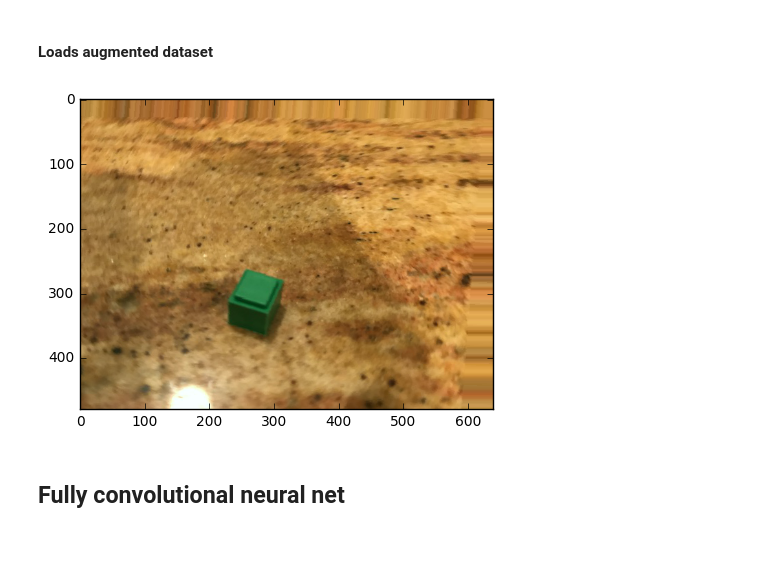
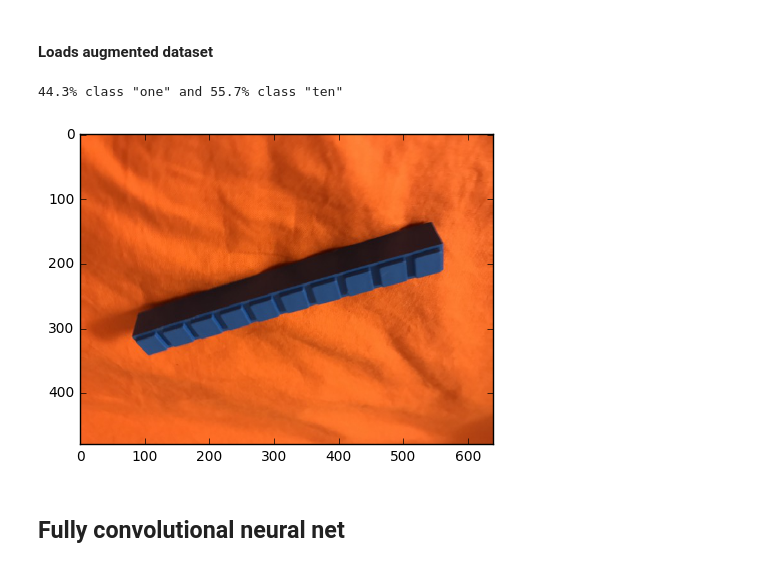
Before and after one commit to jeanfredericplante/blocks_classifier, a Jupyter notebook: notebooks/nbs/block_classifier_with_bounding_boxes.ipynb, the cells around one changed output. Saved outputs shown, nothing was run; the diff lists cells and outputs as text; code cells hidden in the pictures.

```diff
--- a/notebooks/nbs/block_classifier_with_bounding_boxes.ipynb
+++ b/notebooks/nbs/block_classifier_with_bounding_boxes.ipynb
@@ -121,10 +122,13 @@ Found 88 images belonging to 2 classes.
 # %%
 val_data = load_array(path+'precalc/val_data.dat');
 trn_data = load_array(path+'precalc/trn_data.dat');
-# %%
-plot(trn_data[60])
-# %% [output]
-[figure, removed]
+# %%
+plot(val_data[41])
+nbclasses = 100 * val_labels.sum(axis=0) / len(val_labels)
+print '%.1f%% class "one" and %.1f%% class "ten"' % (nbclasses[0], nbclasses[1])
+# %% [output]
+44.3% class "one" and 55.7% class "ten"
+[figure, added]
 # %%
 #### Getting the size of the original
 # sizes = []
```
Also changed, not shown: parts of 12 cells of this notebook.
